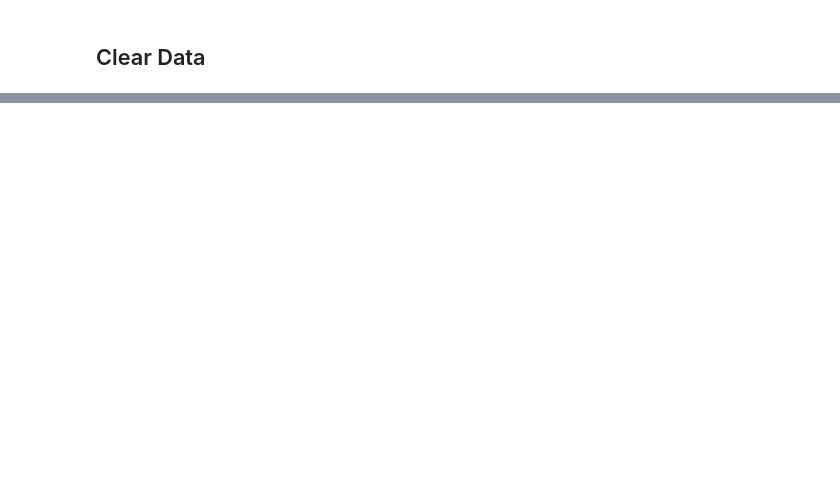
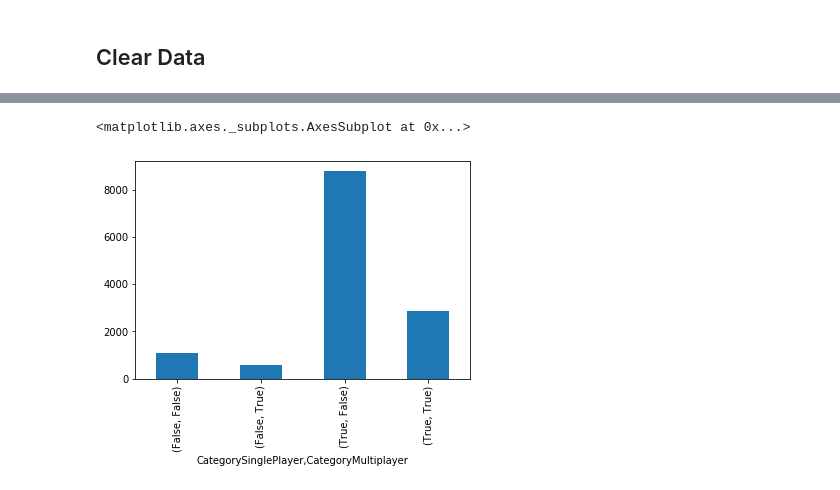
Before and after one commit to UVBMOB/SteamDataML, a Jupyter notebook: code/SteamGamesFeatures.ipynb, the cells around one changed output, grey strips where cells are left out. Cells and saved outputs as stored; diff of their text form; code cells hidden in the pictures; blank space fills up the shorter version.

```diff
--- a/code/SteamGamesFeatures.ipynb
+++ b/code/SteamGamesFeatures.ipynb
@@ -41,0 +127,6 @@ df.info()
+# %%
+a = df.groupby(['CategorySinglePlayer','CategoryMultiplayer'])['AppName'].size()
+a.plot(kind='bar')
+# %% [output]
+<matplotlib.axes._subplots.AxesSubplot at 0x...>
+[figure, added]
```
Also changed, not shown: parts of 17 cells of this notebook, 1 other file.
